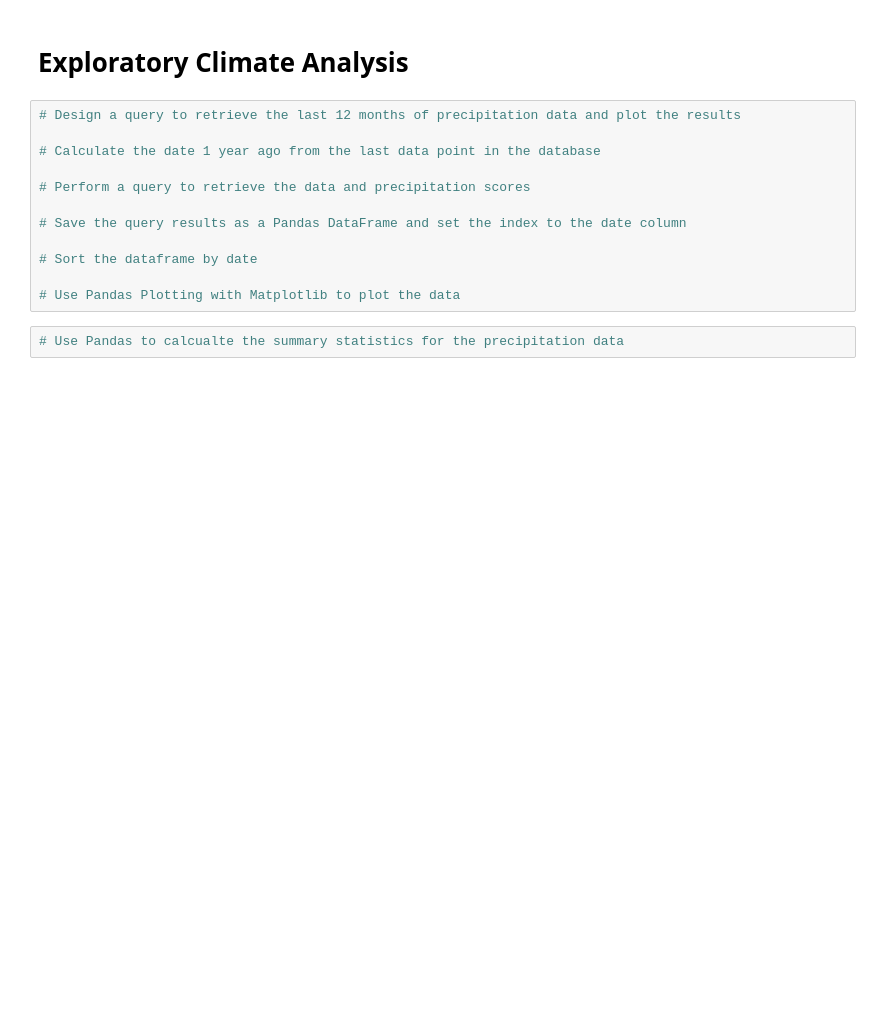
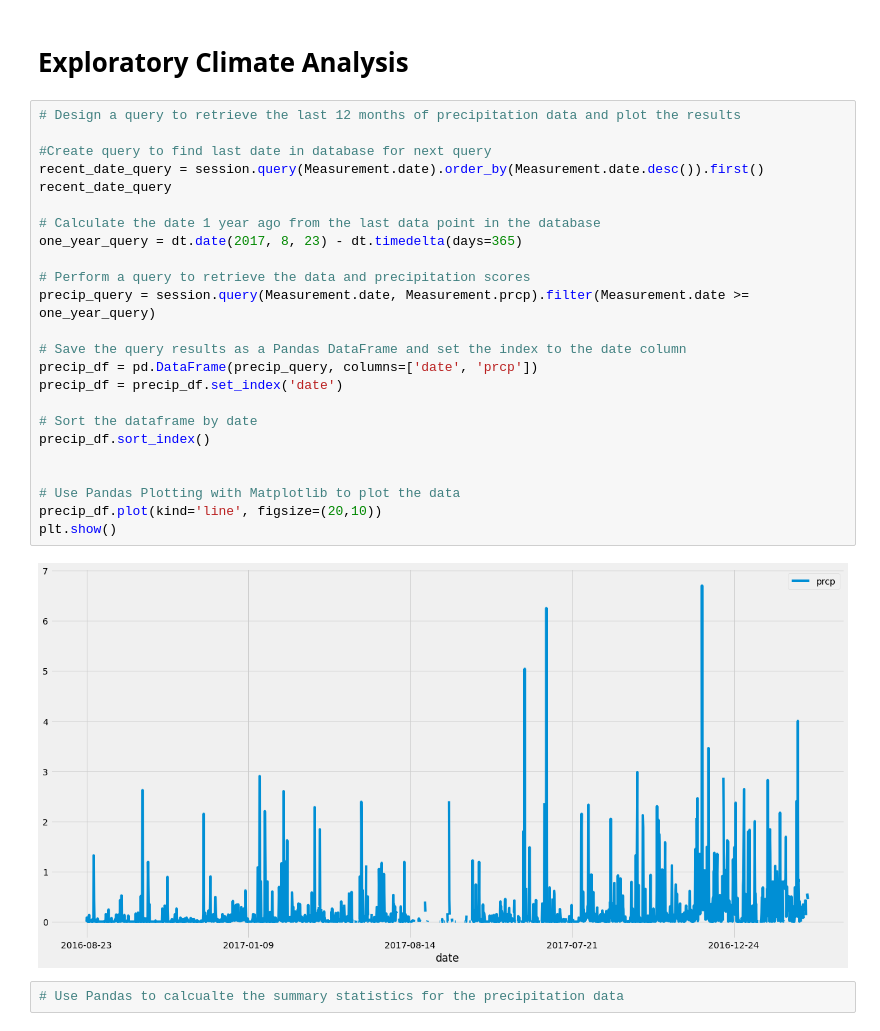
Before and after one commit to sarahheavner/sqlalchemy-challenge, a Jupyter notebook: climate_starter.ipynb, the cells around one changed output. Drawn from its saved outputs; the diff is of its cells as text; blank space fills up the shorter version.

Commit message:
completed first climate anaylsis portion

```diff
--- a/climate_starter.ipynb
+++ b/climate_starter.ipynb
@@ -41,15 +64,29 @@ session = Session(engine)
 # %%
 # Design a query to retrieve the last 12 months of precipitation data and plot the results
 
+#Create query to find last date in database for next query
+recent_date_query = session.query(Measurement.date).order_by(Measurement.date.desc()).first()
+recent_date_query
+
 # Calculate the date 1 year ago from the last data point in the database
+one_year_query = dt.date(2017, 8, 23) - dt.timedelta(days=365)
 
 # Perform a query to retrieve the data and precipitation scores
+precip_query = session.query(Measurement.date, Measurement.prcp).filter(Measurement.date >= one_year_query)
 
 # Save the query results as a Pandas DataFrame and set the index to the date column
+precip_df = pd.DataFrame(precip_query, columns=['date', 'prcp'])
+precip_df = precip_df.set_index('date')
 
 # Sort the dataframe by date
+precip_df.sort_index()
+
 
 # Use Pandas Plotting with Matplotlib to plot the data
+precip_df.plot(kind='line', figsize=(20,10))
+plt.show()
+# %% [output]
+[figure, added]
 # %%
 # Use Pandas to calcualte the summary statistics for the precipitation data
 # %%
```
Also changed, not shown: parts of 2 cells of this notebook.
